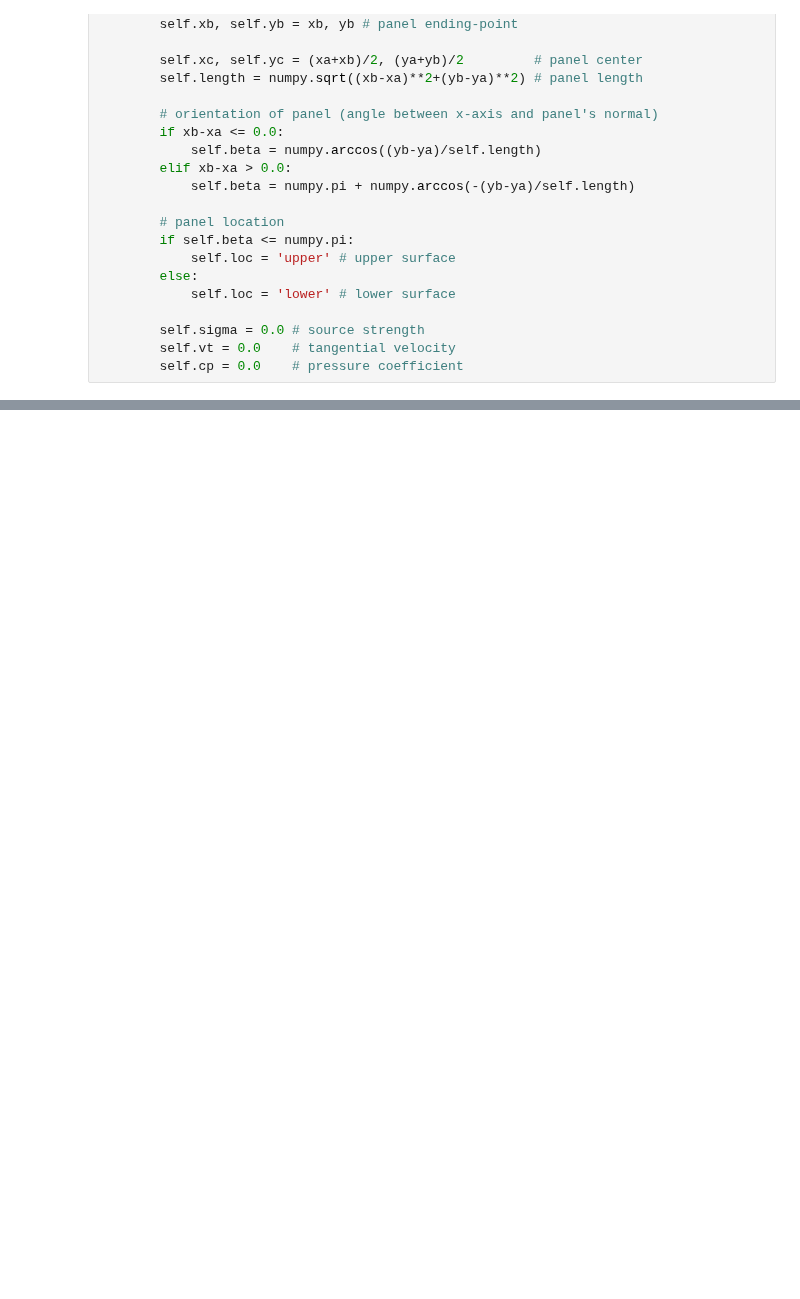
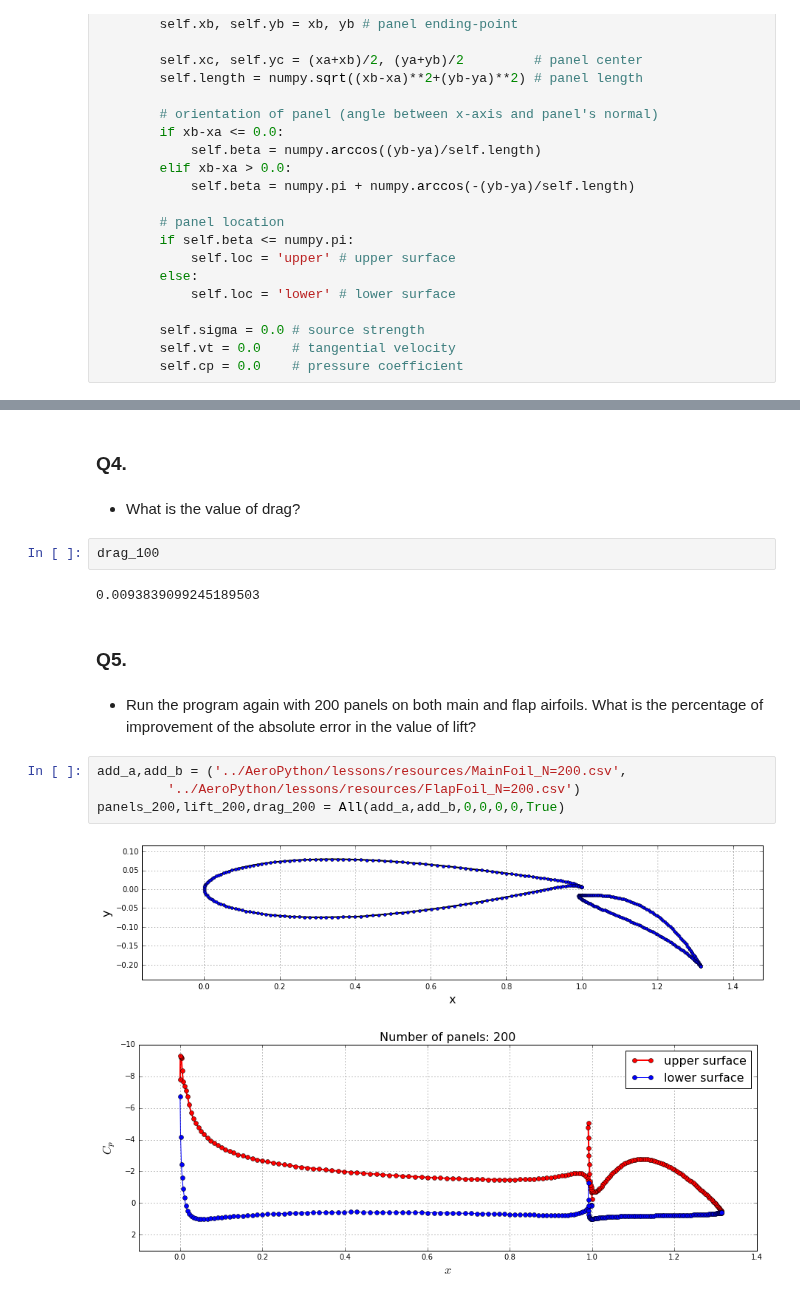
Before and after one commit to zhenyushi/mae6226_workspace, a Jupyter notebook: Assignment03.ipynb, the cells around one changed output, grey strips where cells are left out. Drawn from its saved outputs; the diff is of its cells as text; blank space fills up the shorter version.

```diff
--- a/Assignment03.ipynb
+++ b/Assignment03.ipynb
@@ -585,0 +464,19 @@ pyplot.plot(Wing_x, Wing_y, color='k', linestyle='-', linewidth=2)
+# %% [markdown]
+### Q4.
+# %% [markdown]
+* What is the value of drag?
+# %%
+drag_100
+# %% [output]
+0.0093839099245189503
+# %% [markdown]
+### Q5.
+# %% [markdown]
+* Run the program again with 200 panels on both main and flap airfoils. What is the percentage of improvement of the absolute error in the value of lift?
+# %%
+add_a,add_b = ('../AeroPython/lessons/resources/MainFoil_N=200.csv',
+         '../AeroPython/lessons/resources/FlapFoil_N=200.csv')
+panels_200,lift_200,drag_200 = All(add_a,add_b,0,0,0,0,True)
+# %% [output]
+[figure, added]
+[figure, added]
```
Also changed, not shown: parts of 52 cells of this notebook.
